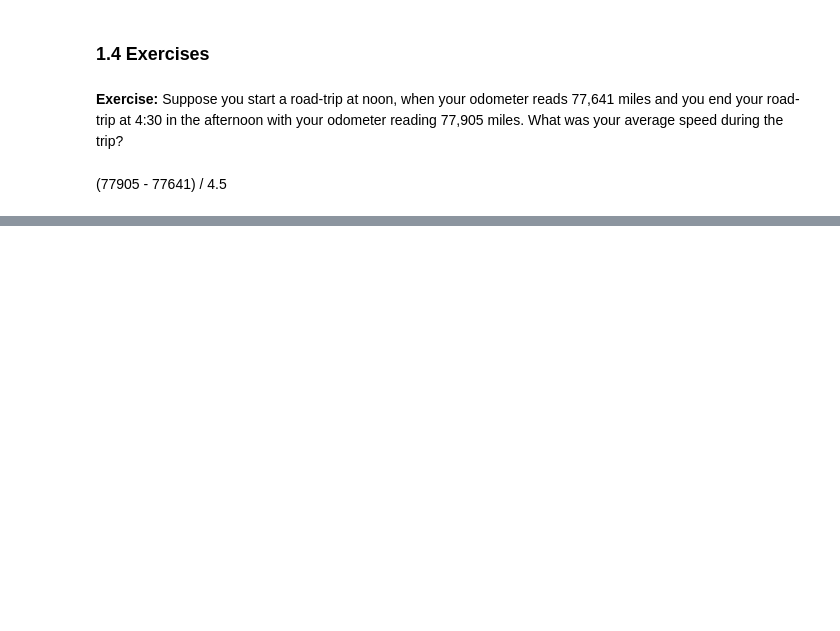
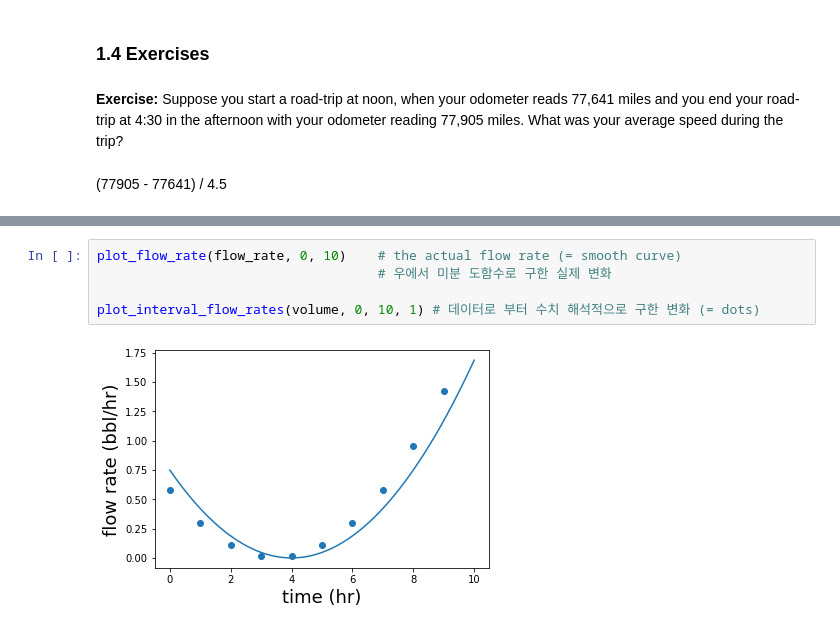
Before and after one commit to DoranLyong/Math-Programming-for-Coders, a Jupyter notebook: Math-for-Programmers/Part2_Calculus_and_Physical-simulation/01_Understanding rates of change/Rates-Of-Change.ipynb, the cells around one changed output, grey strips where cells are left out. Drawn from its saved outputs; the diff is of its cells as text; blank space fills up the shorter version.

```diff
--- a/Math-for-Programmers/Part2_Calculus_and_Physical-simulation/01_Understanding rates of change/Rates-Of-Change.ipynb
+++ b/Math-for-Programmers/Part2_Calculus_and_Physical-simulation/01_Understanding rates of change/Rates-Of-Change.ipynb
@@ -146,0 +225,7 @@ average_flow_rate(decreasing_volume,0,4)   # 0-hr -> 4-hr 로 시간의 변화
+# %%
+plot_flow_rate(flow_rate, 0, 10)    # the actual flow rate (= smooth curve)
+                                    # 우에서 미분 도함수로 구한 실제 변화
+
+plot_interval_flow_rates(volume, 0, 10, 1) # 데이터로 부터 수치 해석적으로 구한 변화 (= dots)
+# %% [output]
+[figure, added]
```
Also changed, not shown: parts of 58 cells of this notebook.
